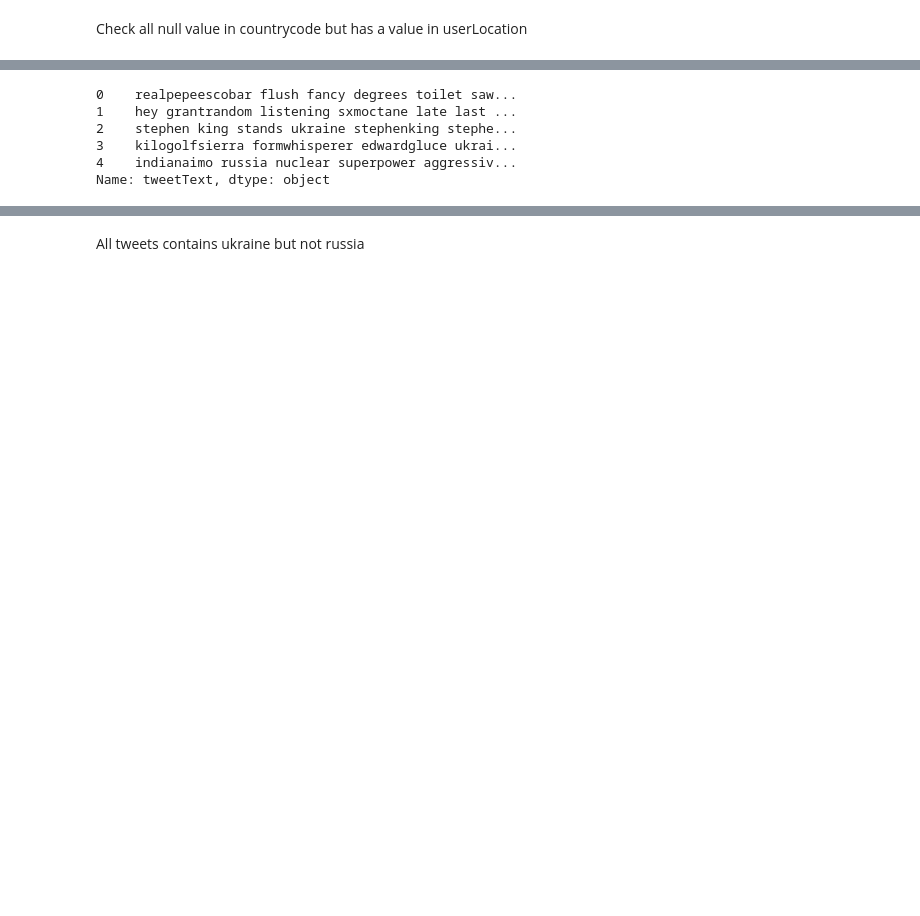
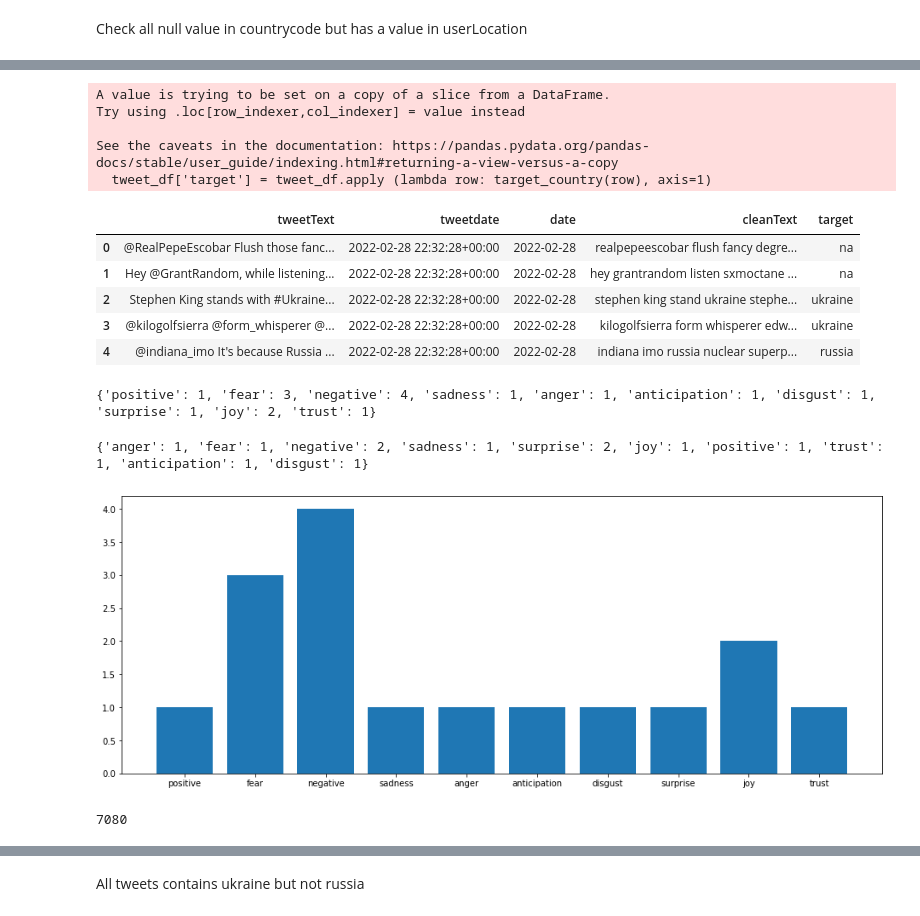
Before and after one commit to samah-balkhair/Tweets_Opinions, a Jupyter notebook: phase2_clean_tweets.ipynb, the cells around one changed output, grey strips where cells are left out. Saved outputs shown, nothing was run; the diff lists cells and outputs as text; code cells hidden in the pictures; blank space fills up the shorter version.

Commit message:
using NRCLex

```diff
--- a/phase2_clean_tweets.ipynb
+++ b/phase2_clean_tweets.ipynb
@@ -330,9 +412,65 @@ tweet_df['tweetText'] = tweet_df['tweetText'].apply(lambda x: ' '.join([word for
+# %%
+tweet_df['target'] = tweet_df.apply (lambda row: target_country(row), axis=1)
+# %% [output]
+A value is trying to be set on a copy of a slice from a DataFrame.
+Try using .loc[row_indexer,col_indexer] = value instead
+
+See the caveats in the documentation: https://pandas.pydata.org/pandas-docs/stable/user_guide/indexing.html#returning-a-view-versus-a-copy
+  tweet_df['target'] = tweet_df.apply (lambda row: target_country(row), axis=1)
 # %%
-tweet_df['tweetText'].head()
+tweet_df.head()
 # %% [output]
-0    realpepeescobar flush fancy degrees toilet saw...
-1    hey grantrandom listening sxmoctane late last ...
-2    stephen king stands ukraine stephenking stephe...
-3    kilogolfsierra formwhisperer edwardgluce ukrai...
-4    indianaimo russia nuclear superpower aggressiv...
-Name: tweetText, dtype: object
+|  | tweetText | tweetdate | date | cleanText | target |
+| 0 | @RealPepeEscobar Flush those fanc... | 2022-02-28 22:32:28+00:00 | 2022-02-28 | realpepeescobar flush fancy degre... | na |
+| 1 | Hey @GrantRandom, while listening... | 2022-02-28 22:32:28+00:00 | 2022-02-28 | hey grantrandom listen sxmoctane ... | na |
+| 2 | Stephen King stands with #Ukraine... | 2022-02-28 22:32:28+00:00 | 2022-02-28 | stephen king stand ukraine stephe... | ukraine |
+| 3 | @kilogolfsierra @form_whisperer @... | 2022-02-28 22:32:28+00:00 | 2022-02-28 | kilogolfsierra form whisperer edw... | ukraine |
+| 4 | @indiana_imo It's because Russia ... | 2022-02-28 22:32:28+00:00 | 2022-02-28 | indiana imo russia nuclear superp... | russia |
+# %%
+ukraine_df = tweet_df.loc[(tweet_df['target'] == 'ukraine'), ['tweetText','cleanText']]
+russia_df = tweet_df.loc[(tweet_df['target'] == 'russia'), ['tweetText','cleanText']]
+# %%
+#https://www.geeksforgeeks.org/emotion-classification-using-nrc-lexicon-in-python/
+from nrclex import NRCLex
+
+ukraine_text_list = ukraine_df['cleanText'].to_list()
+ukraine_emotion = []
+for i in range(len(ukraine_text_list)):
+    ukraine_emotion.append(NRCLex(ukraine_text_list[i]))
+
+
+russia_text_list = russia_df['cleanText'].to_list()
+russia_emotion = []
+for i in range(len(russia_text_list)):
+    russia_emotion.append(NRCLex(russia_text_list[i]))
+# %%
+ukraine_emotion_dic = {}
+for i in range(len(ukraine_emotion)):
+    ukraine_emotion_dic.update((ukraine_emotion[i]).raw_emotion_scores)
+print(ukraine_emotion_dic)
+# %% [output]
+{'positive': 1, 'fear': 3, 'negative': 4, 'sadness': 1, 'anger': 1, 'anticipation': 1, 'disgust': 1, 'surprise': 1, 'joy': 2, 'trust': 1}
+# %%
+russia_emotion_dic = {}
+for i in range(len(russia_emotion)):
+    russia_emotion_dic.update((russia_emotion[i]).raw_emotion_scores)
+print(russia_emotion_dic)
+# %% [output]
+{'anger': 1, 'fear': 1, 'negative': 2, 'sadness': 1, 'surprise': 2, 'joy': 1, 'positive': 1, 'trust': 1, 'anticipation': 1, 'disgust': 1}
+# %%
+import matplotlib.pyplot as plt
+
+plt.bar(range(len(ukraine_emotion_dic)), list(ukraine_emotion_dic.values()), align='center')
+plt.xticks(range(len(ukraine_emotion_dic)), list(ukraine_emotion_dic.keys()))
+plt.rcParams['figure.figsize'] = [20, 15]
+# # for python 2.x:
+# plt.bar(range(len(D)), D.values(), align='center')  # python 2.x
+# plt.xticks(range(len(D)), D.keys())  # in python 2.x
+
+plt.show()
+# %% [output]
+[figure, added]
+# %%
+print(len(russia_emotion))
+# %% [output]
+7080
```
Also changed, not shown: parts of 80 cells of this notebook, 4 other files.
